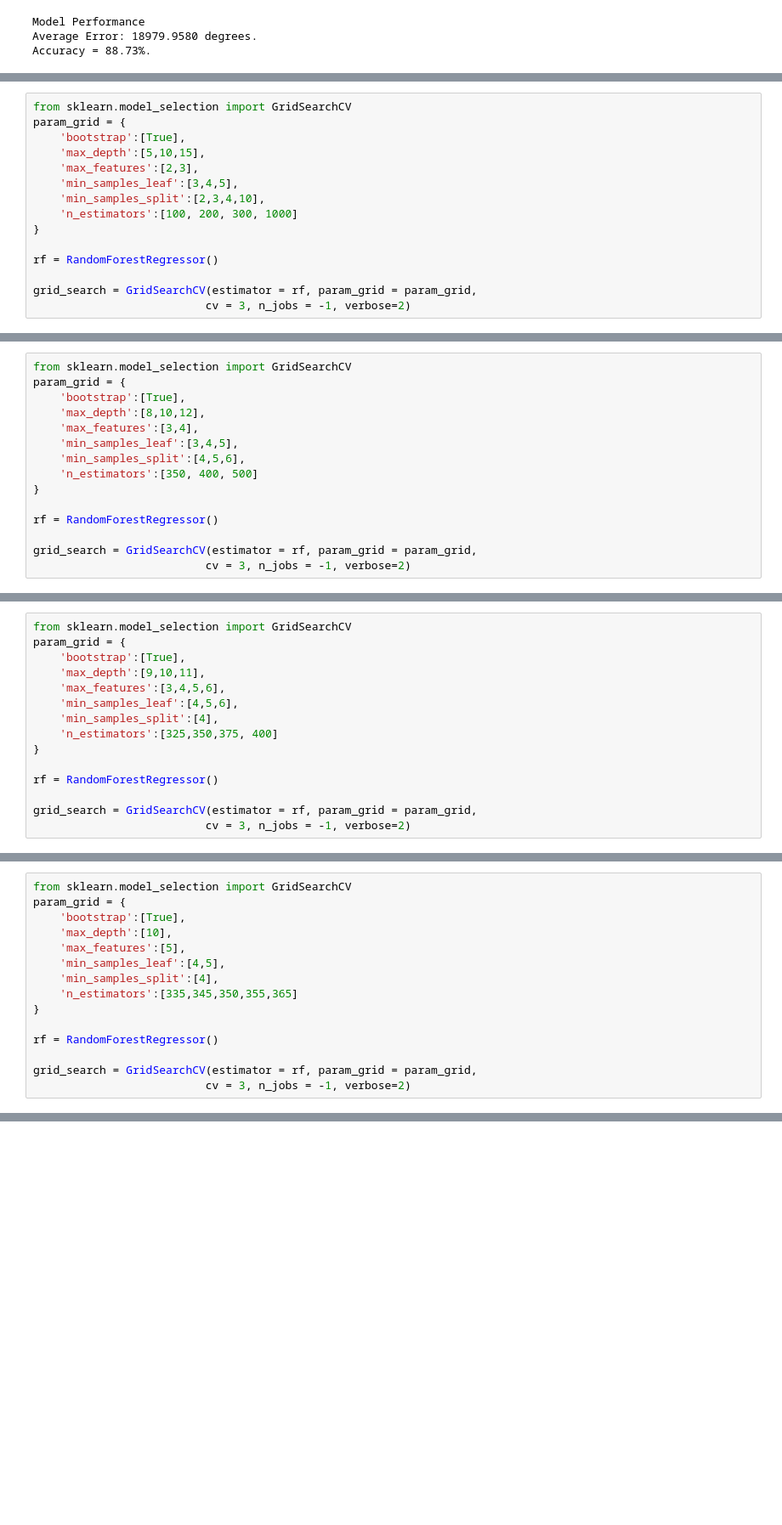
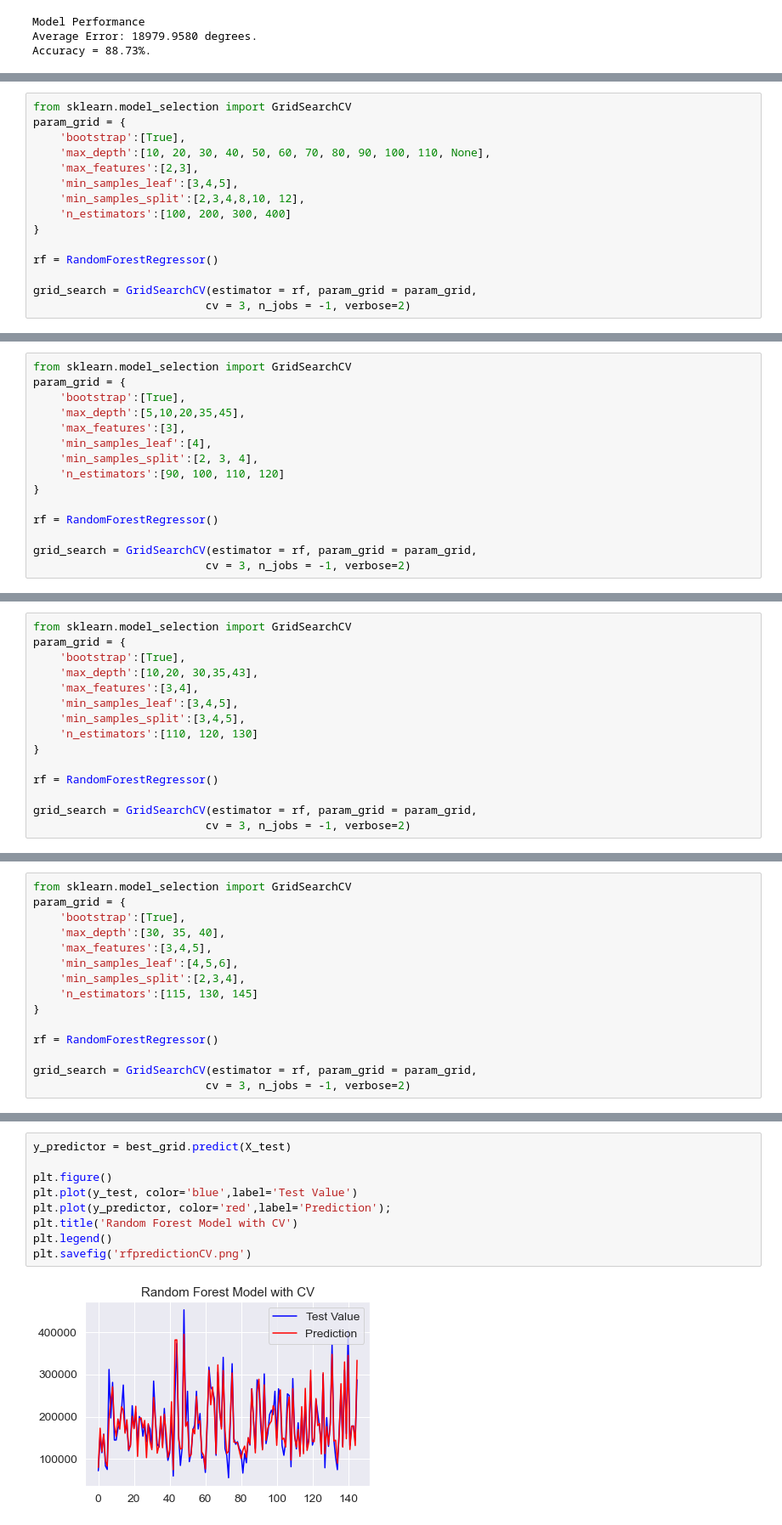
Before and after one commit to pshappycle/Home_Value_Predictor, a Jupyter notebook: Daniel/randomForestCV.ipynb, the cells around one changed output, grey strips where cells are left out. Shown at 85% size. Saved outputs shown, nothing was run; the diff lists cells and outputs as text; blank space fills up the shorter version.

```diff
--- a/Daniel/randomForestCV.ipynb
+++ b/Daniel/randomForestCV.ipynb
@@ -387,11 +390,11 @@ Improvement of 0.69%.
 from sklearn.model_selection import GridSearchCV
 param_grid = {
     'bootstrap':[True],
-    'max_depth':[5,10,15],
+    'max_depth':[10, 20, 30, 40, 50, 60, 70, 80, 90, 100, 110, None],
     'max_features':[2,3],
     'min_samples_leaf':[3,4,5],
-    'min_samples_split':[2,3,4,10],
-    'n_estimators':[100, 200, 300, 1000]
+    'min_samples_split':[2,3,4,8,10, 12],
+    'n_estimators':[100, 200, 300, 400]
 }
 
 rf = RandomForestRegressor()
@@ -439,11 +450,11 @@ RandomForestRegressor(max_depth=10, max_features=3, min_samples_leaf=4,
 from sklearn.model_selection import GridSearchCV
 param_grid = {
     'bootstrap':[True],
-    'max_depth':[8,10,12],
-    'max_features':[3,4],
-    'min_samples_leaf':[3,4,5],
-    'min_samples_split':[4,5,6],
-    'n_estimators':[350, 400, 500]
+    'max_depth':[5,10,20,35,45],
+    'max_features':[3],
+    'min_samples_leaf':[4],
+    'min_samples_split':[2, 3, 4],
+    'n_estimators':[90, 100, 110, 120]
 }
 
 rf = RandomForestRegressor()
@@ -490,11 +502,11 @@ RandomForestRegressor(max_depth=10, max_features=4, min_samples_leaf=5,
 from sklearn.model_selection import GridSearchCV
 param_grid = {
     'bootstrap':[True],
-    'max_depth':[9,10,11],
-    'max_features':[3,4,5,6],
-    'min_samples_leaf':[4,5,6],
-    'min_samples_split':[4],
-    'n_estimators':[325,350,375, 400]
+    'max_depth':[10,20, 30,35,43],
+    'max_features':[3,4],
+    'min_samples_leaf':[3,4,5],
+    'min_samples_split':[3,4,5],
+    'n_estimators':[110, 120, 130]
 }
 
 rf = RandomForestRegressor()
@@ -541,11 +556,11 @@ RandomForestRegressor(max_depth=9, max_features=5, min_samples_leaf=5,
 from sklearn.model_selection import GridSearchCV
 param_grid = {
     'bootstrap':[True],
-    'max_depth':[10],
-    'max_features':[5],
-    'min_samples_leaf':[4,5],
-    'min_samples_split':[4],
-    'n_estimators':[335,345,350,355,365]
+    'max_depth':[30, 35, 40],
+    'max_features':[3,4,5],
+    'min_samples_leaf':[4,5,6],
+    'min_samples_split':[2,3,4],
+    'n_estimators':[115, 130, 145]
 }
 
 rf = RandomForestRegressor()
@@ -589,0 +611,11 @@ pickle.dump(grid_search,open('rf_model_cv.pkl','wb'))
+# %%
+y_predictor = best_grid.predict(X_test)
+
+plt.figure()
+plt.plot(y_test, color='blue',label='Test Value')
+plt.plot(y_predictor, color='red',label='Prediction');
+plt.title('Random Forest Model with CV')
+plt.legend()
+plt.savefig('rfpredictionCV.png')
+# %% [output]
+[figure, added]
```
Also changed, not shown: parts of 28 cells of this notebook, 7 other files.
